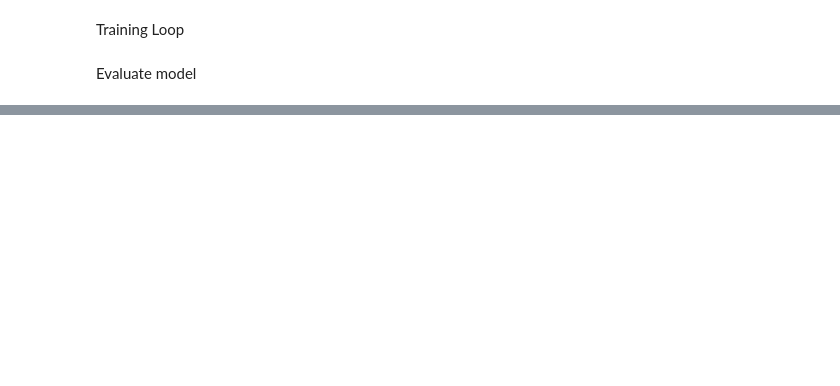
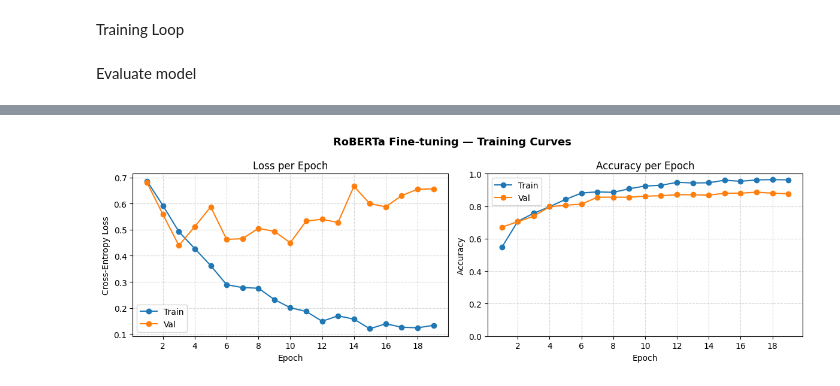
Before and after one commit to willgao23/canada-oil-greenwash-scraping, a Jupyter notebook: src/training/finetuning.ipynb, the cells around one changed output, grey strips where cells are left out. Cells and saved outputs as stored; diff of their text form; code cells hidden in the pictures; blank space fills up the shorter version.

```diff
--- a/src/training/finetuning.ipynb
+++ b/src/training/finetuning.ipynb
@@ -36,7 +37,7 @@ OUTPUT_DIR   = './roberta_classifier_final'
 LABEL2ID = {'not_green_claim': 0, 'green_claim': 1}
 ID2LABEL = {v: k for k, v in LABEL2ID.items()}
 # %%
-df = pd.read_csv("../../output/labelled/labelled.csv")
+df = pd.read_csv("labelled.csv")
 df = df.sample(frac=1, random_state=SEED).reset_index(drop=True)
 # %% [markdown]
 Split and tokenize labelled sentences into train-val-test
@@ -206,28 +244,32 @@ print(classification_report(
 # %%
 # Visualize train and val loss over epochs
 ep = range(1, EPOCHS)
 fig, axes = plt.subplots(1, 2, figsize=(12, 4))
 
 axes[0].plot(ep, history['train_loss'], marker='o', label='Train')
 axes[0].plot(ep, history['val_loss'],   marker='o', label='Val')
 axes[0].set_title('Loss per Epoch')
 axes[0].set_xlabel('Epoch')
 axes[0].set_ylabel('Cross-Entropy Loss')
+axes[0].xaxis.set_major_locator(MaxNLocator(integer=True))
 axes[0].legend()
 axes[0].grid(True, linestyle='--', alpha=0.5)
 
 axes[1].plot(ep, history['train_acc'], marker='o', label='Train')
 axes[1].plot(ep, history['val_acc'],   marker='o', label='Val')
 axes[1].set_title('Accuracy per Epoch')
 axes[1].set_xlabel('Epoch')
 axes[1].set_ylabel('Accuracy')
 axes[1].set_ylim(0, 1)
+axes[1].xaxis.set_major_locator(MaxNLocator(integer=True))
 axes[1].legend()
 axes[1].grid(True, linestyle='--', alpha=0.5)
 
 plt.suptitle('RoBERTa Fine-tuning — Training Curves', fontsize=13, fontweight='bold')
 plt.tight_layout()
 plt.show()
+# %% [output]
+[figure, added]
 # %%
 # Print out false positives and negatives in the test set
 error_df = pd.DataFrame({
```
Also changed, not shown: parts of 6 cells of this notebook, 3 other files.
